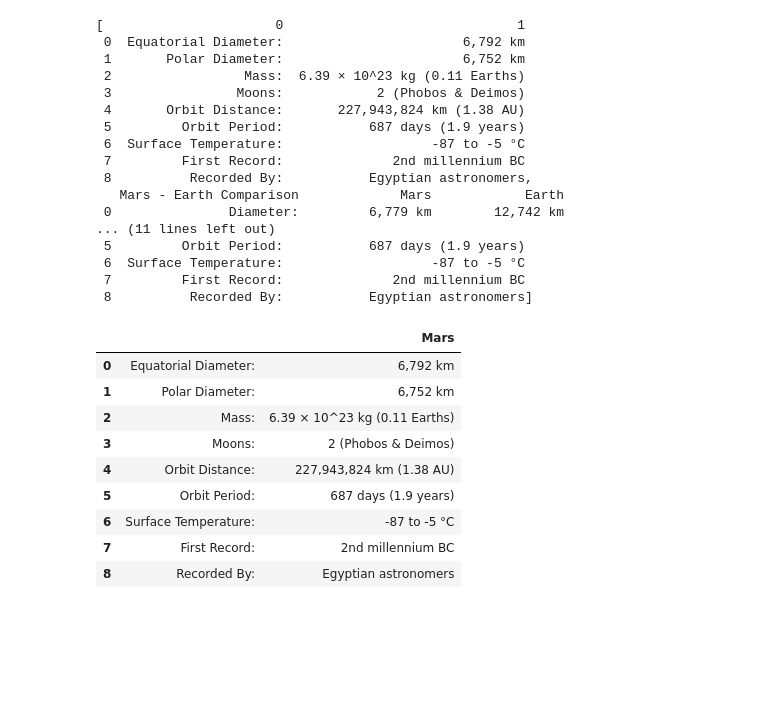
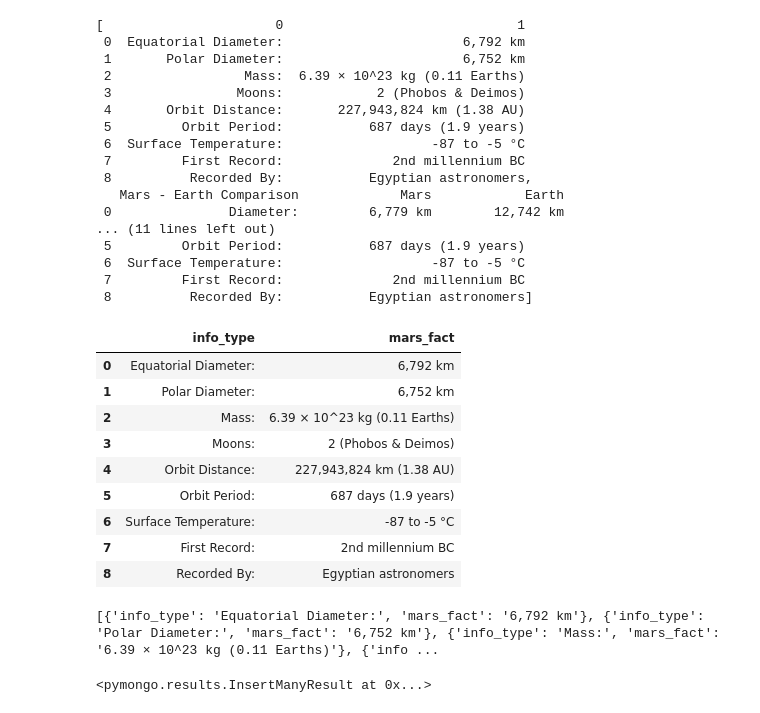
Before and after one commit to spearjen/web-scraping-challenge, a Jupyter notebook: mission_to_mars.ipynb, the cells around one changed output. Saved outputs shown, nothing was run; the diff lists cells and outputs as text; code cells hidden in the pictures; blank space fills up the shorter version.

```diff
--- a/mission_to_mars.ipynb
+++ b/mission_to_mars.ipynb
@@ -101,28 +111,29 @@ tables
  6  Surface Temperature:                   -87 to -5 °C
  7         First Record:              2nd millennium BC
  8          Recorded By:           Egyptian astronomers]
-# %%
-df = tables[0]
-
-df.rows = ['Equatorial Diameter', 'Polar Diameter', 'Mass', 'Moons',
-              'Orbit Distance', 'Orbit Period', 'Surface Temperature', 'First Record',
-              'Recorded By']
-df.columns = ['', 'Mars']
-
-df.style.set_properties(**{'text-align': 'left'}).set_table_styles([ dict(selector='th', props=[('text-align', 'left')] ) ])
-df.style.hide_index()
-df
-# %% [output]
-|  |  | Mars |
-| 0 | Equatorial Diameter: | 6,792 km |
-| 1 | Polar Diameter: | 6,752 km |
-| 2 | Mass: | 6.39 × 10^23 kg (0.11 Earths) |
-| 3 | Moons: | 2 (Phobos & Deimos) |
-| 4 | Orbit Distance: | 227,943,824 km (1.38 AU) |
-| 5 | Orbit Period: | 687 days (1.9 years) |
-| 6 | Surface Temperature: | -87 to -5 °C |
-| 7 | First Record: | 2nd millennium BC |
-| 8 | Recorded By: | Egyptian astronomers |
+# %%
+df = tables[0]
+df.columns = ['info_type', 'mars_fact']
+# df = df.set_index('info_type')
+df
+# %% [output]
+|  | info_type | mars_fact |
+| 0 | Equatorial Diameter: | 6,792 km |
+| 1 | Polar Diameter: | 6,752 km |
+| 2 | Mass: | 6.39 × 10^23 kg (0.11 Earths) |
+| 3 | Moons: | 2 (Phobos & Deimos) |
+| 4 | Orbit Distance: | 227,943,824 km (1.38 AU) |
+| 5 | Orbit Period: | 687 days (1.9 years) |
+| 6 | Surface Temperature: | -87 to -5 °C |
+| 7 | First Record: | 2nd millennium BC |
+| 8 | Recorded By: | Egyptian astronomers |
+# %%
+facts_dict = df.to_dict('records')
+print(facts_dict)
+db.mars_all.insert_many(facts_dict)
+# %% [output]
+[{'info_type': 'Equatorial Diameter:', 'mars_fact': '6,792 km'}, {'info_type': 'Polar Diameter:', 'mars_fact': '6,752 km'}, {'info_type': 'Mass:', 'mars_fact': '6.39 × 10^23 kg (0.11 Earths)'}, {'info ...
+<pymongo.results.InsertManyResult at 0x...>
 # %%
 url = 'https://astrogeology.usgs.gov/search/results?q=hemisphere+enhanced&k1=target&v1=Mars'
 browser.visit(url)
```
Also changed, not shown: parts of 19 cells of this notebook, 8 other files.
